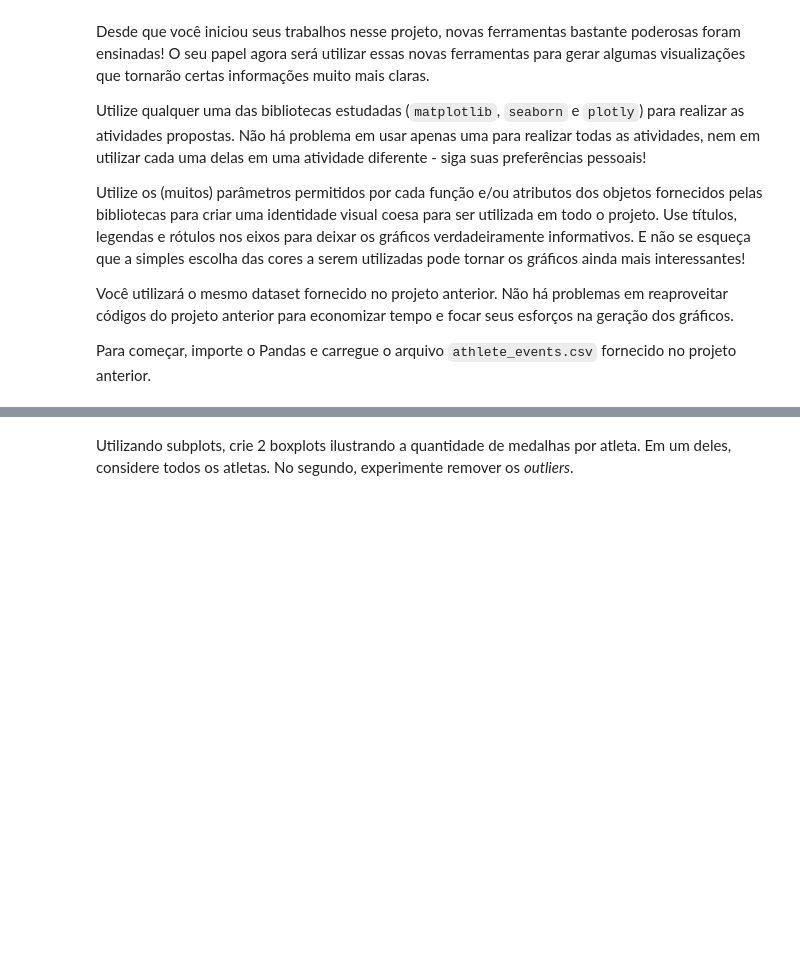
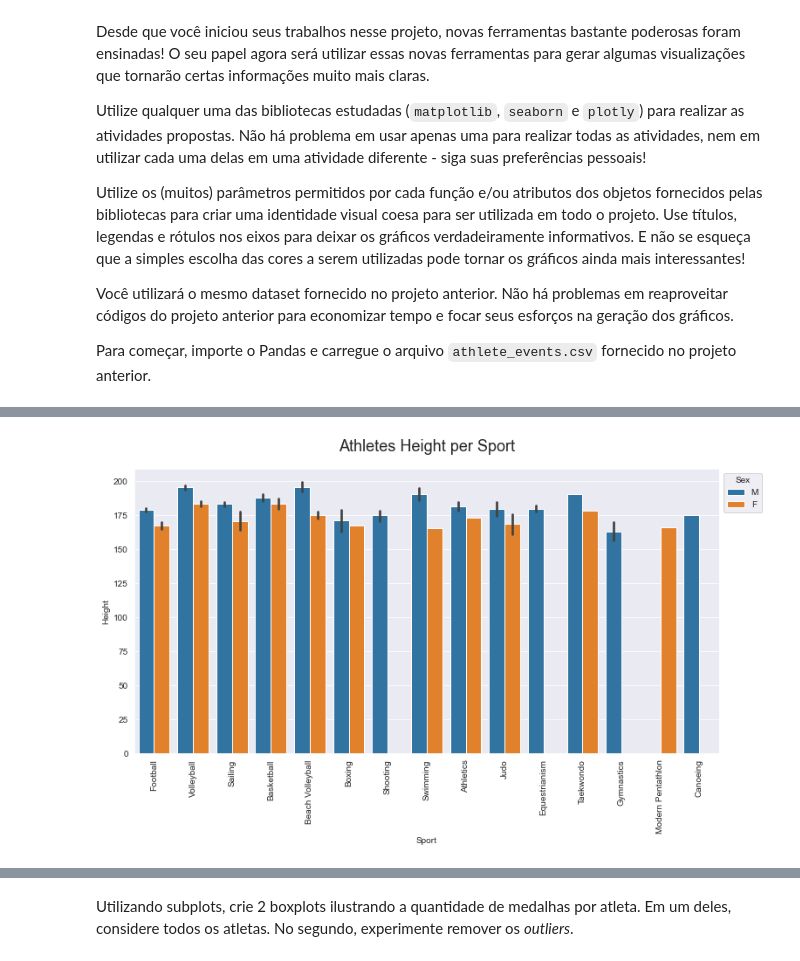
Before and after one commit to baiochi/LetsCode, a Jupyter notebook: Modulo 3 - Biblioteca e APIs/Projetos/Dataviz.ipynb, the cells around one changed output, grey strips where cells are left out. Saved outputs shown, nothing was run; the diff lists cells and outputs as text; code cells hidden in the pictures; blank space fills up the shorter version.

```diff
--- a/Modulo 3 - Biblioteca e APIs/Projetos/Dataviz.ipynb
+++ b/Modulo 3 - Biblioteca e APIs/Projetos/Dataviz.ipynb
@@ -51,0 +18,12 @@ Filtre o DataFrame original para conter apenas informações sobre os **medalhis
+# %%
+# imports
+import pandas as pd
+import seaborn as sns
+import matplotlib.pyplot as plt
+import re
+
+sns.set_style('darkgrid')
+# %%
+# reading data
+df = pd.read_csv('./dados/athlete_events.csv')
+df
@@ -51,0 +35,2 @@ Filtre o DataFrame original para conter apenas informações sobre os **medalhis
+# %%
+br_medals_df = df[df['NOC']=='BRA'].dropna(subset=['Medal']).reset_index(drop=True)
@@ -51,0 +42,11 @@ Filtre o DataFrame original para conter apenas informações sobre os **medalhis
+# %%
+_, ax = plt.subplots(figsize=(12, 6))
+sns.barplot(data=br_medals_df,
+            x='Sport',
+            y='Height',
+            hue='Sex', ax=ax)
+ax.set_title('Athletes Height per Sport', fontsize=18, pad=20)
+ax.set_xticklabels(ax.get_xticklabels(),rotation=90)
+ax.get_legend().set_bbox_to_anchor((1, 1))
+# %% [output]
+[figure, added]
```
Also changed, not shown: parts of 37 cells of this notebook, 1 other file.
